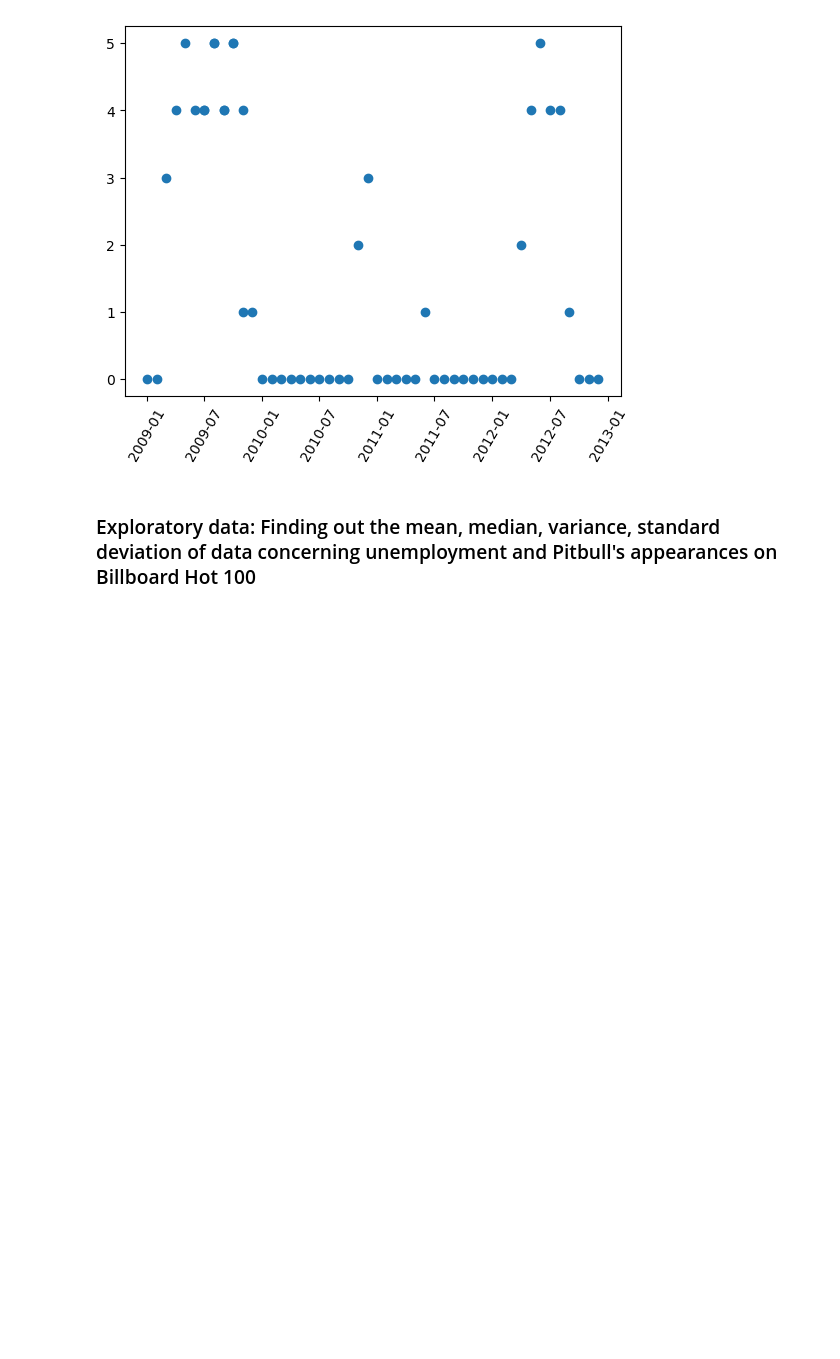
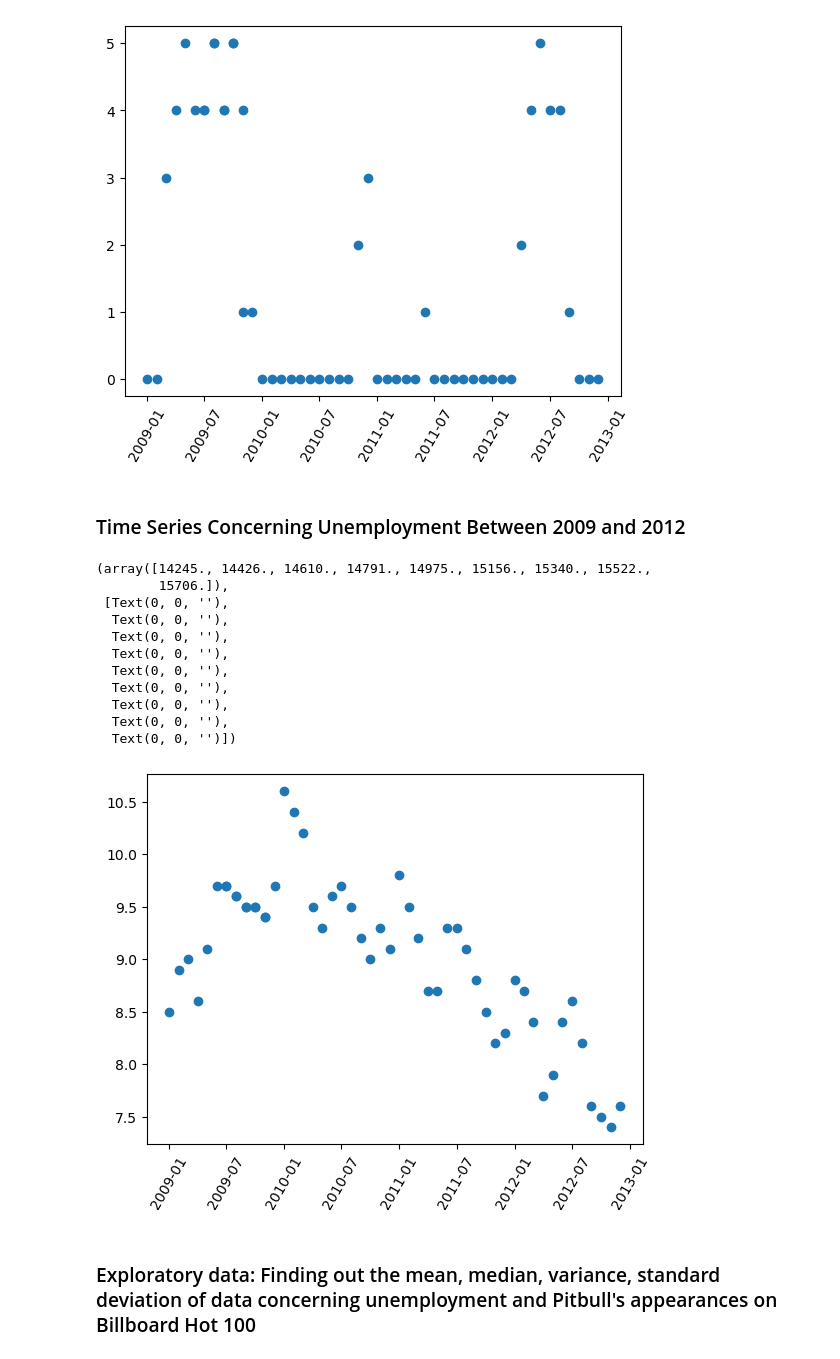
Before and after one commit to Keikeidemaqua/datasci-finalproj, a Jupyter notebook: archive/datasci.ipynb, the cells around one changed output. Saved outputs shown, nothing was run; the diff lists cells and outputs as text; code cells hidden in the pictures; blank space fills up the shorter version.

```diff
--- a/archive/datasci.ipynb
+++ b/archive/datasci.ipynb
@@ -398,6 +404,24 @@ plt.xticks(rotation=60)
   Text(0, 0, ''),
   Text(0, 0, '')])
 [figure]
+# %% [markdown]
+### Time Series Concerning Unemployment Between 2009 and 2012
+# %%
+plt.scatter('date','unrate', data=simplecomp_df)
+plt.xticks(rotation=60)
+# %% [output]
+(array([14245., 14426., 14610., 14791., 14975., 15156., 15340., 15522.,
+        15706.]),
+ [Text(0, 0, ''),
+  Text(0, 0, ''),
+  Text(0, 0, ''),
+  Text(0, 0, ''),
+  Text(0, 0, ''),
+  Text(0, 0, ''),
+  Text(0, 0, ''),
+  Text(0, 0, ''),
+  Text(0, 0, '')])
+[figure, added]
 # %% [markdown]
 ### Exploratory data: Finding out the mean, median, variance, standard deviation of data concerning unemployment and Pitbull's appearances on Billboard Hot 100
 # %% [markdown]
```
Also changed, not shown: parts of 17 cells of this notebook.
